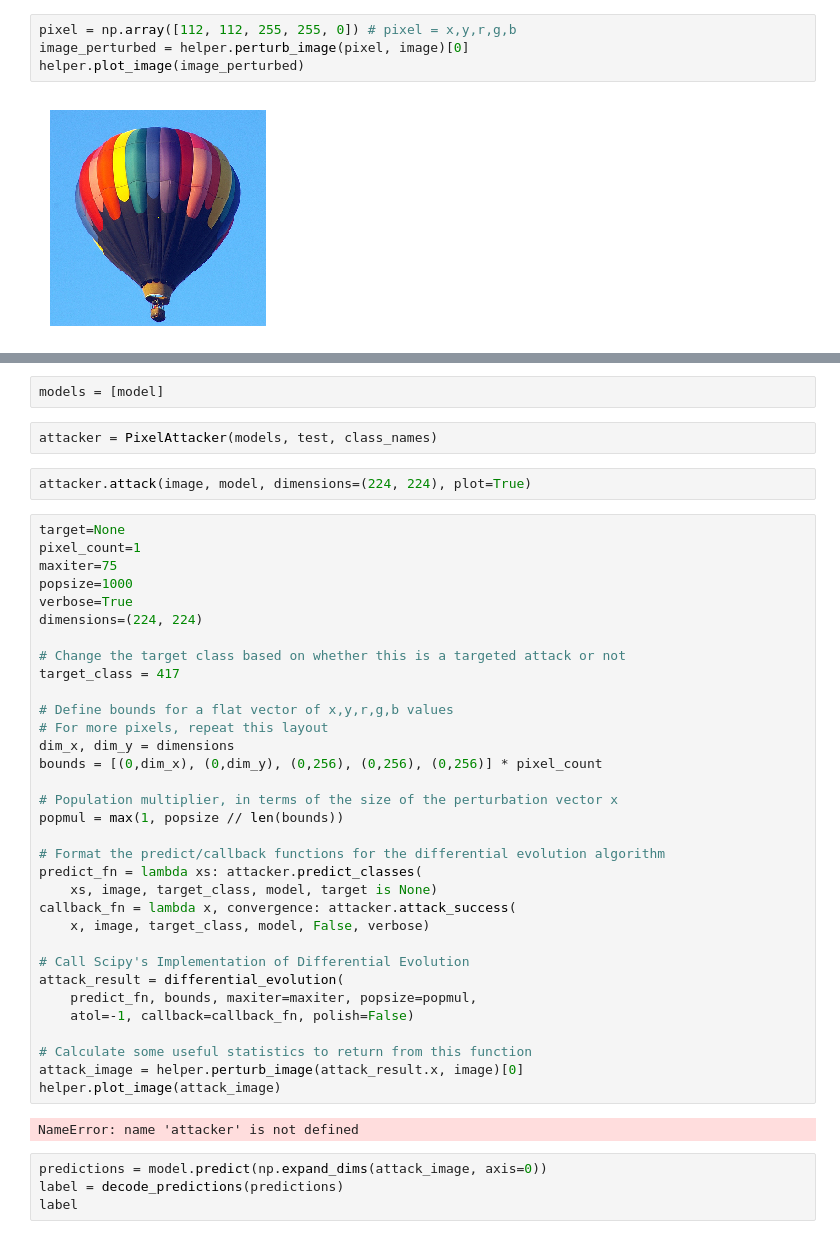
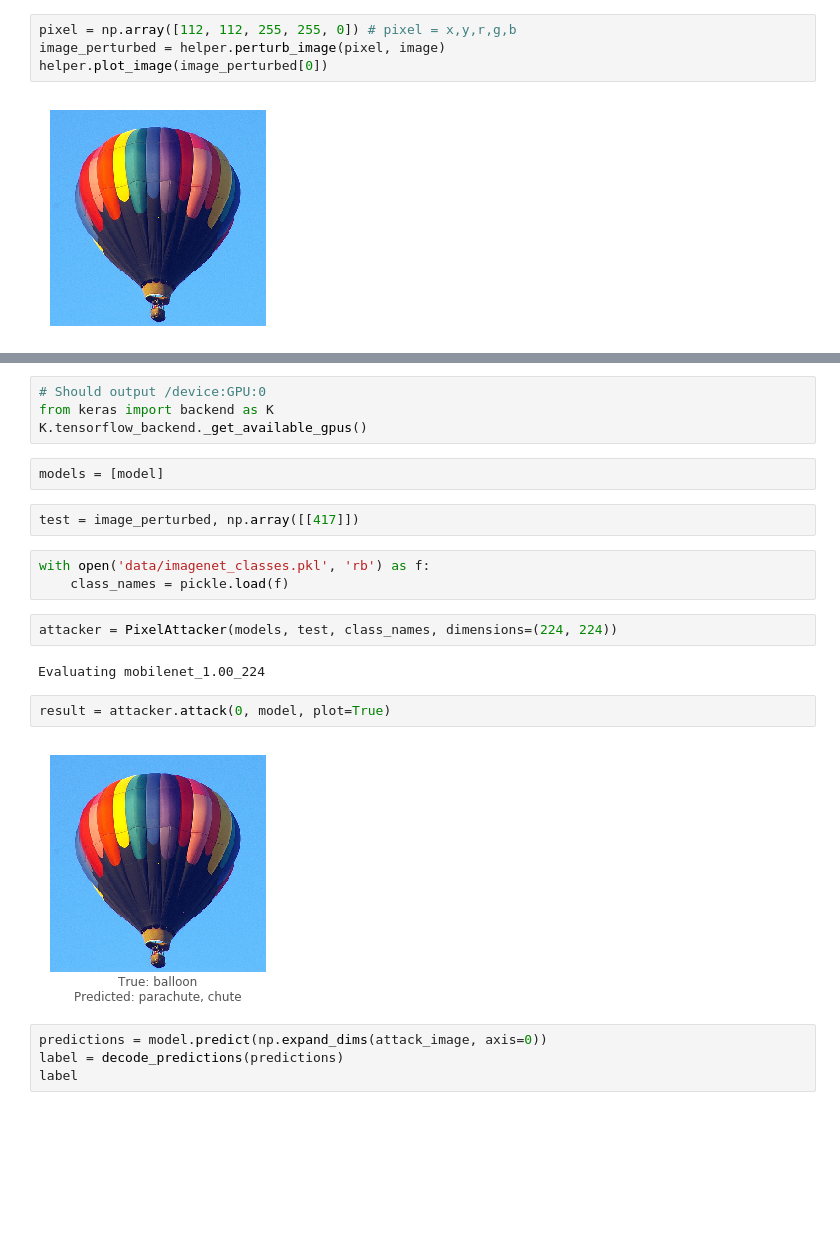
Before and after one commit to Hyperparticle/one-pixel-attack-keras, a Jupyter notebook: 2_one-pixel-attack-imagenet.ipynb, the cells around one changed output, grey strips where cells are left out. Cells and saved outputs as stored; diff of their text form; blank space fills up the shorter version.

Commit message:
Perform attack on ImageNet

```diff
--- a/2_one-pixel-attack-imagenet.ipynb
+++ b/2_one-pixel-attack-imagenet.ipynb
@@ -60,8 +64,8 @@ label
   ('n04409515', 'tennis_ball', 4.3753058e-05)]]
 # %%
 pixel = np.array([112, 112, 255, 255, 0]) # pixel = x,y,r,g,b
-image_perturbed = helper.perturb_image(pixel, image)[0]
-helper.plot_image(image_perturbed)
+image_perturbed = helper.perturb_image(pixel, image)
+helper.plot_image(image_perturbed[0])
 # %% [output]
 [figure]
 # %%
@@ -77,44 +83,22 @@ label
+# %%
+# Should output /device:GPU:0
+from keras import backend as K
+K.tensorflow_backend._get_available_gpus()
 # %%
 models = [model]
+# %%
+test = image_perturbed, np.array([[417]])
+# %%
+with open('data/imagenet_classes.pkl', 'rb') as f:
+    class_names = pickle.load(f)
 # %%
-attacker = PixelAttacker(models, test, class_names)
+attacker = PixelAttacker(models, test, class_names, dimensions=(224, 224))
+# %% [output]
+Evaluating mobilenet_1.00_224
 # %%
-attacker.attack(image, model, dimensions=(224, 224), plot=True)
+result = attacker.attack(0, model, plot=True)
+# %% [output]
+[figure, added]
-# %%
-target=None
-pixel_count=1
-maxiter=75
-popsize=1000
-verbose=True
-dimensions=(224, 224)
-
-# Change the target class based on whether this is a targeted attack or not
-target_class = 417
-
-# Define bounds for a flat vector of x,y,r,g,b values
-# For more pixels, repeat this layout
-dim_x, dim_y = dimensions
-bounds = [(0,dim_x), (0,dim_y), (0,256), (0,256), (0,256)] * pixel_count
-
-# Population multiplier, in terms of the size of the perturbation vector x
-popmul = max(1, popsize // len(bounds))
-
-# Format the predict/callback functions for the differential evolution algorithm
-predict_fn = lambda xs: attacker.predict_classes(
-    xs, image, target_class, model, target is None)
-callback_fn = lambda x, convergence: attacker.attack_success(
-    x, image, target_class, model, False, verbose)
-
-# Call Scipy's Implementation of Differential Evolution
-attack_result = differential_evolution(
-    predict_fn, bounds, maxiter=maxiter, popsize=popmul,
-    atol=-1, callback=callback_fn, polish=False)
-
-# Calculate some useful statistics to return from this function
-attack_image = helper.perturb_image(attack_result.x, image)[0]
-helper.plot_image(attack_image)
-# %% [output]
-NameError: name 'attacker' is not defined
 # %%
 predictions = model.predict(np.expand_dims(attack_image, axis=0))
 label = decode_predictions(predictions)
```
Also changed, not shown: parts of 6 cells of this notebook, 14 other files.
